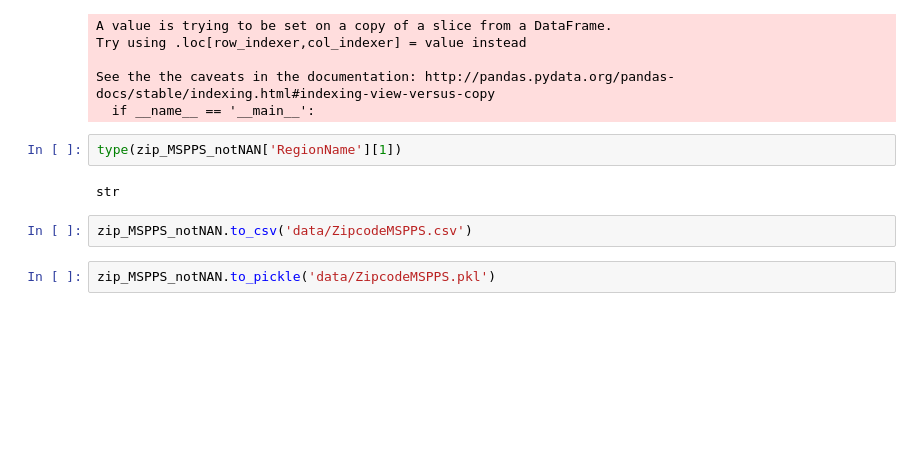
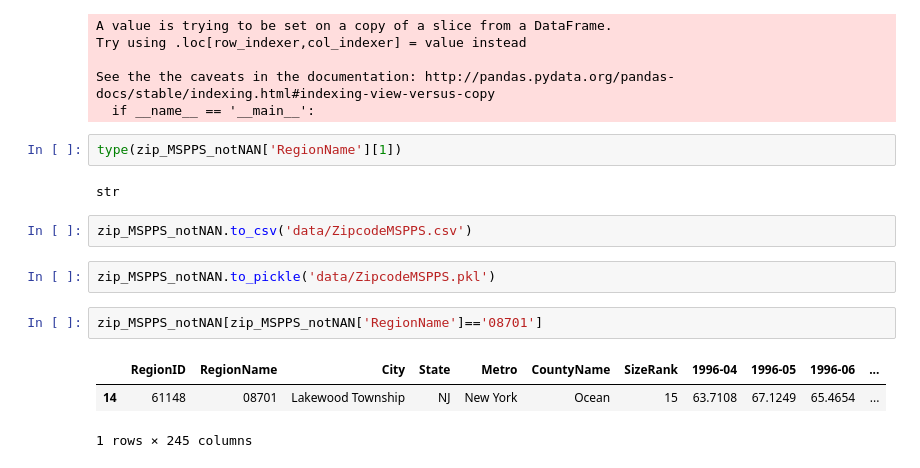
Before and after one commit to austinwu0/cs109-final-project, a Jupyter notebook: Cody Notebook .ipynb, the cells around one changed output. Saved outputs shown, nothing was run; the diff lists cells and outputs as text; blank space fills up the shorter version.

```diff
--- a/Cody Notebook .ipynb
+++ b/Cody Notebook .ipynb
@@ -229,3 +217,9 @@ str
 zip_MSPPS_notNAN.to_csv('data/ZipcodeMSPPS.csv')
 # %%
 zip_MSPPS_notNAN.to_pickle('data/ZipcodeMSPPS.pkl')
+# %%
+zip_MSPPS_notNAN[zip_MSPPS_notNAN['RegionName']=='08701']
+# %% [output]
+|  | RegionID | RegionName | City | State | Metro | CountyName | SizeRank | 1996-04 | 1996-05 | 1996-06 | ... |
+| 14 | 61148 | 08701 | Lakewood Township | NJ | New York | Ocean | 15 | 63.7108 | 67.1249 | 65.4654 | ... |
+1 rows × 245 columns
```
Also changed, not shown: parts of 2 cells of this notebook, 1 other file.
